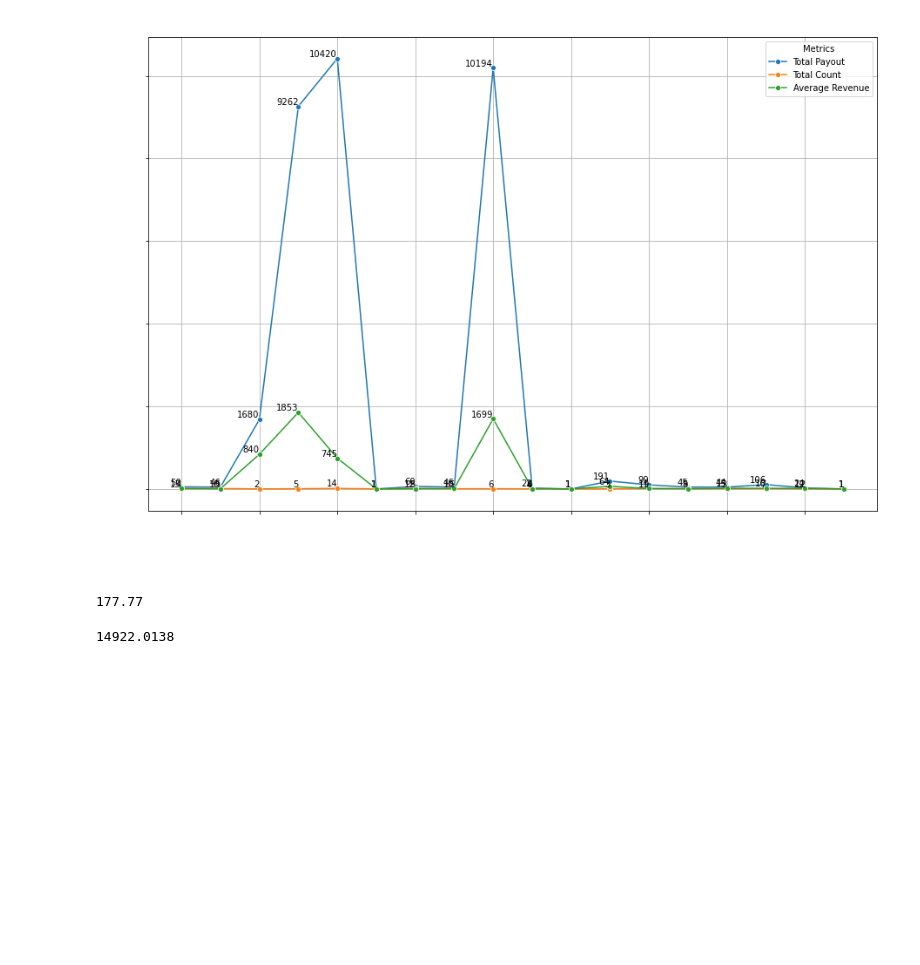
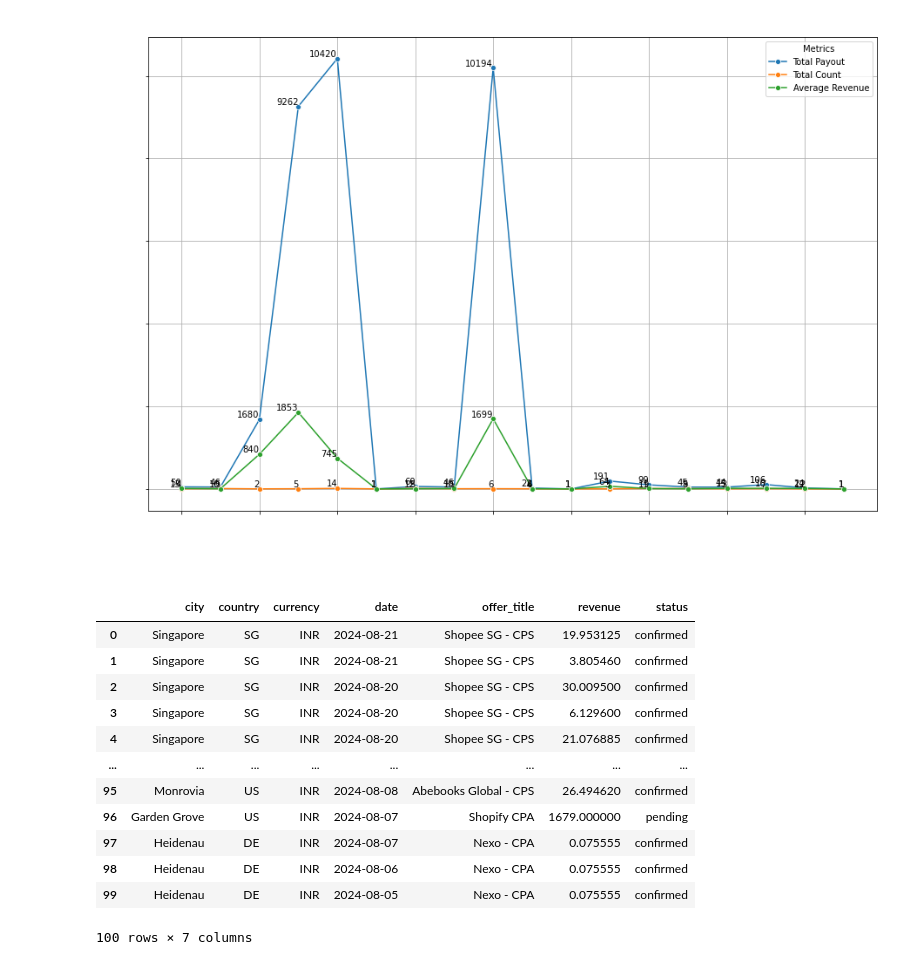
Before and after one commit to Maruf-Ahmad-khan/REVENUE-ANALYSIS, a Jupyter notebook: Groupby Usecase implementation.ipynb, the cells around one changed output. Drawn from its saved outputs; the diff is of its cells as text; code cells hidden in the pictures; blank space fills up the shorter version.

```diff
--- a/Groupby Usecase implementation.ipynb
+++ b/Groupby Usecase implementation.ipynb
@@ -232,11 +232,19 @@ plt.grid(True)
 plt.show()
 # %% [output]
 [figure]
-# %%
-153.33 + 19.99 + 4.45
-# %% [output]
-177.77
-# %%
-177.77 * 83.94
-# %% [output]
-14922.0138
+# %%
+Merge_Cols
+# %% [output]
+|  | city | country | currency | date | offer_title | revenue | status |
+| 0 | Singapore | SG | INR | 2024-08-21 | Shopee SG - CPS | 19.953125 | confirmed |
+| 1 | Singapore | SG | INR | 2024-08-21 | Shopee SG - CPS | 3.805460 | confirmed |
+| 2 | Singapore | SG | INR | 2024-08-20 | Shopee SG - CPS | 30.009500 | confirmed |
+| 3 | Singapore | SG | INR | 2024-08-20 | Shopee SG - CPS | 6.129600 | confirmed |
+| 4 | Singapore | SG | INR | 2024-08-20 | Shopee SG - CPS | 21.076885 | confirmed |
+| ... | ... | ... | ... | ... | ... | ... | ... |
+| 95 | Monrovia | US | INR | 2024-08-08 | Abebooks Global - CPS | 26.494620 | confirmed |
+| 96 | Garden Grove | US | INR | 2024-08-07 | Shopify CPA | 1679.000000 | pending |
+| 97 | Heidenau | DE | INR | 2024-08-07 | Nexo - CPA | 0.075555 | confirmed |
+| 98 | Heidenau | DE | INR | 2024-08-06 | Nexo - CPA | 0.075555 | confirmed |
+| 99 | Heidenau | DE | INR | 2024-08-05 | Nexo - CPA | 0.075555 | confirmed |
+100 rows × 7 columns
```
Also changed, not shown: 4 other files.
